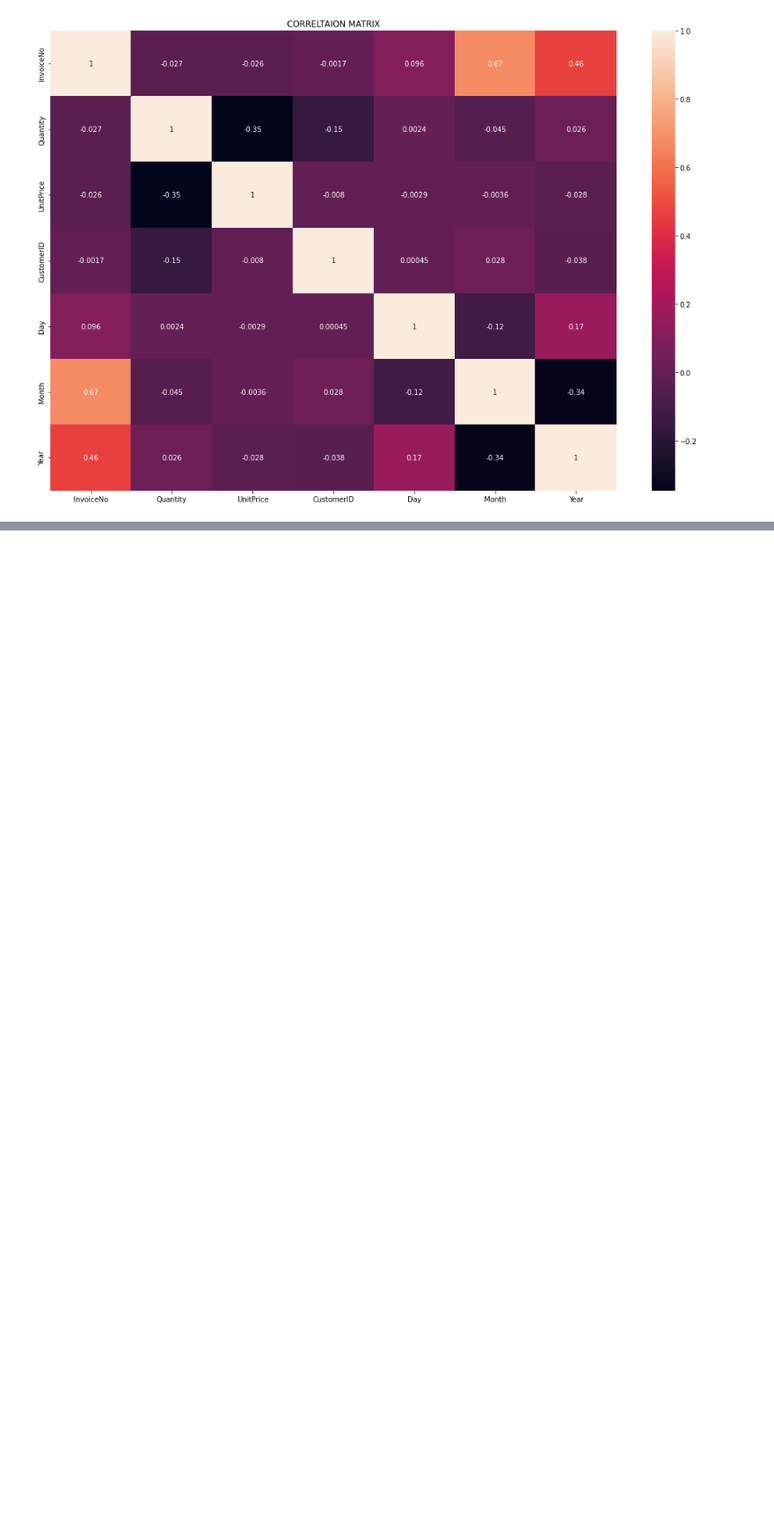
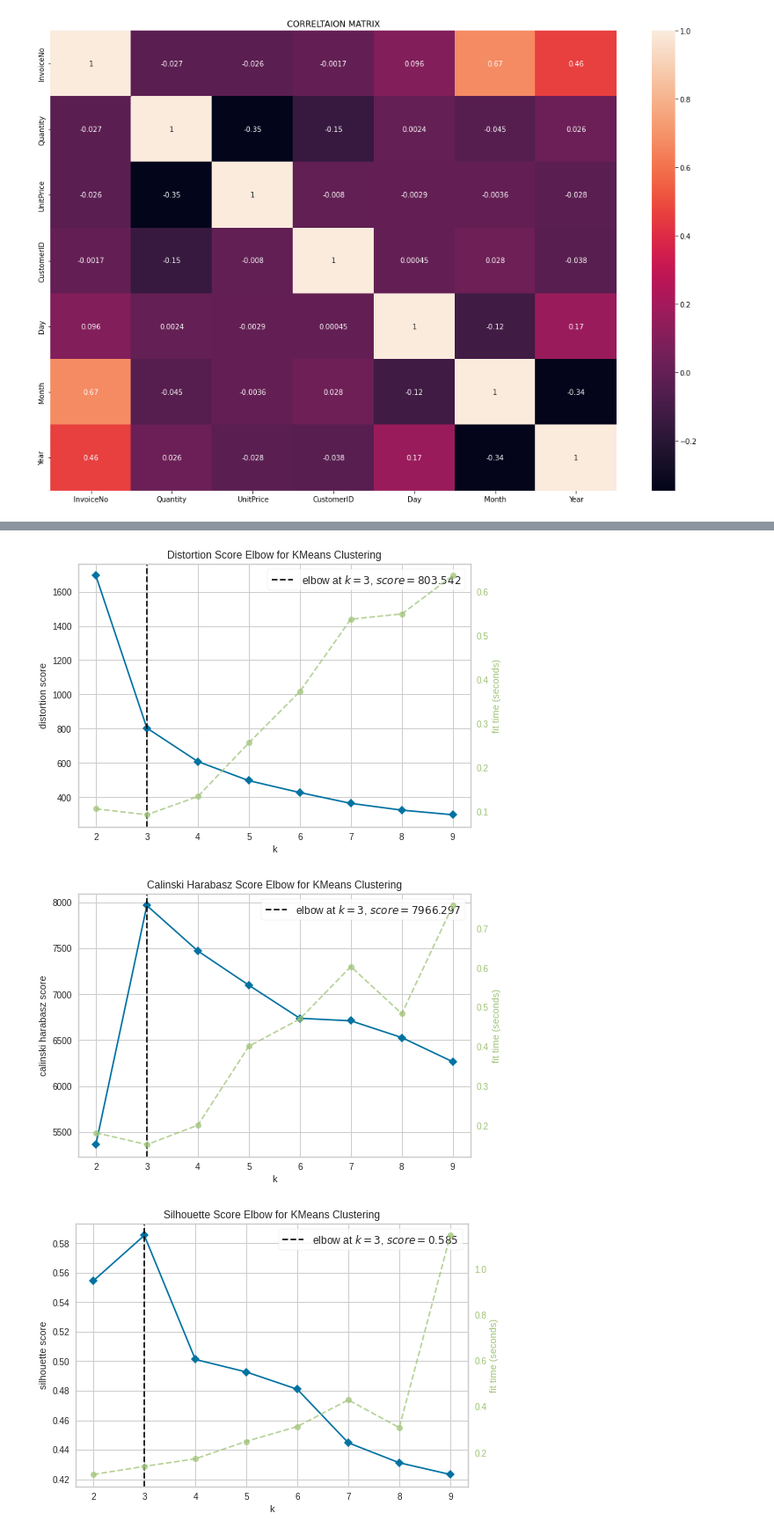
Before and after one commit to Hkhero79/Hk-online-Retail-customer-segmentation, a Jupyter notebook: Hk_Online_Retail_Customer_Segmentation_Capstone_Project.ipynb, the cells around one changed output, grey strips where cells are left out. Shown at 88% size. Drawn from its saved outputs; the diff is of its cells as text; code cells hidden in the pictures; blank space fills up the shorter version.

```diff
--- a/Hk_Online_Retail_Customer_Segmentation_Capstone_Project.ipynb
+++ b/Hk_Online_Retail_Customer_Segmentation_Capstone_Project.ipynb
@@ -285,0 +369,12 @@ Text(0.5, 1.0, 'CORRELTAION MATRIX')
+# %%
+# Creating a copy of the rfm dataframe
+rfm_df_copy = rfm_df.copy()
+# %%
+
+# Scaling the dataframe
+scaler = StandardScaler()
+normal = Normalizer()
+scaled_data = scaler.fit_transform(rfm_df_copy)
+scaled_data = normal.fit_transform(scaled_data)
+rfm_scaled = pd.DataFrame(scaled_data, columns = ['Recency','Frequency','Monetary'])
+rfm_scaled.set_index(rfm_df_copy.index, inplace=True)
@@ -285,0 +397,21 @@ Text(0.5, 1.0, 'CORRELTAION MATRIX')
+# %%
+# Creating an instance of the model
+kmeans = KMeans()
+# %%
+# Using the elbow method to find out optimum number of clusters, with different metrics
+def elbow_method(X):
+  ''' Displays elbow curves with different metrics '''
+
+  metrics = ['distortion', 'calinski_harabasz', 'silhouette']
+
+  for m in metrics:
+    visualizer = KElbowVisualizer(kmeans, k = (2,10), metric = m)
+    visualizer.fit(X)
+    visualizer.poof()
+# %%
+# Using the elbow method function to understand optimum number of clusters
+elbow_method(rfm_scaled)
+# %% [output]
+[figure, added]
+[figure, added]
+[figure, added]
```
Also changed, not shown: parts of 28 cells of this notebook.
